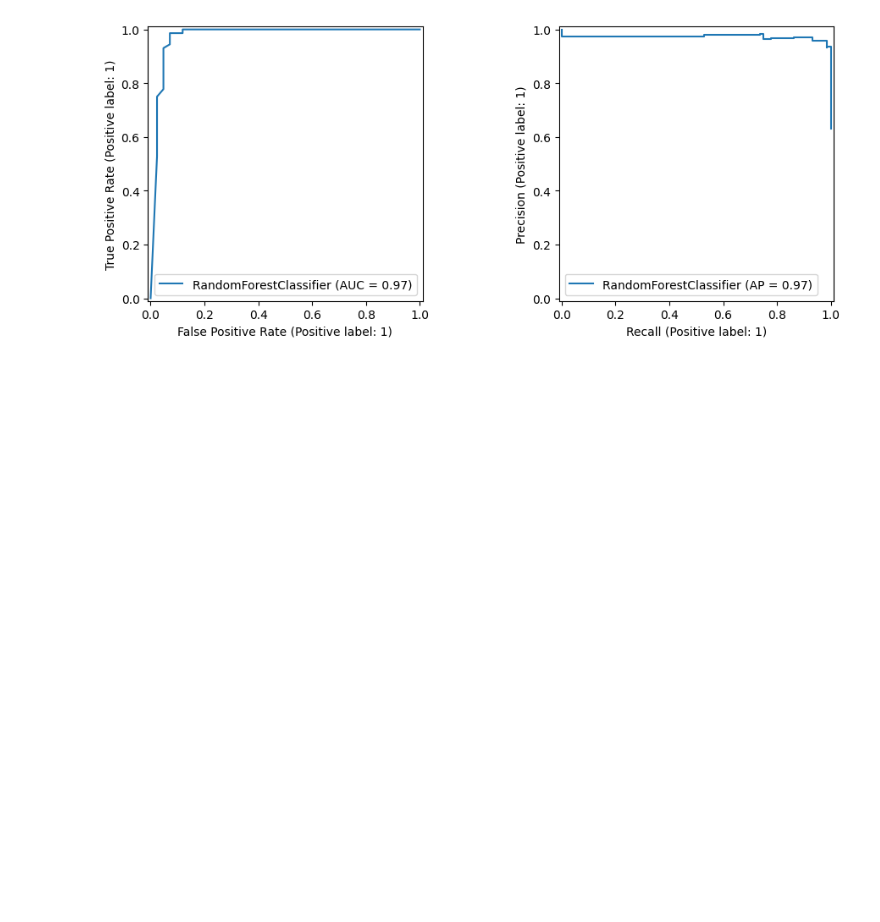
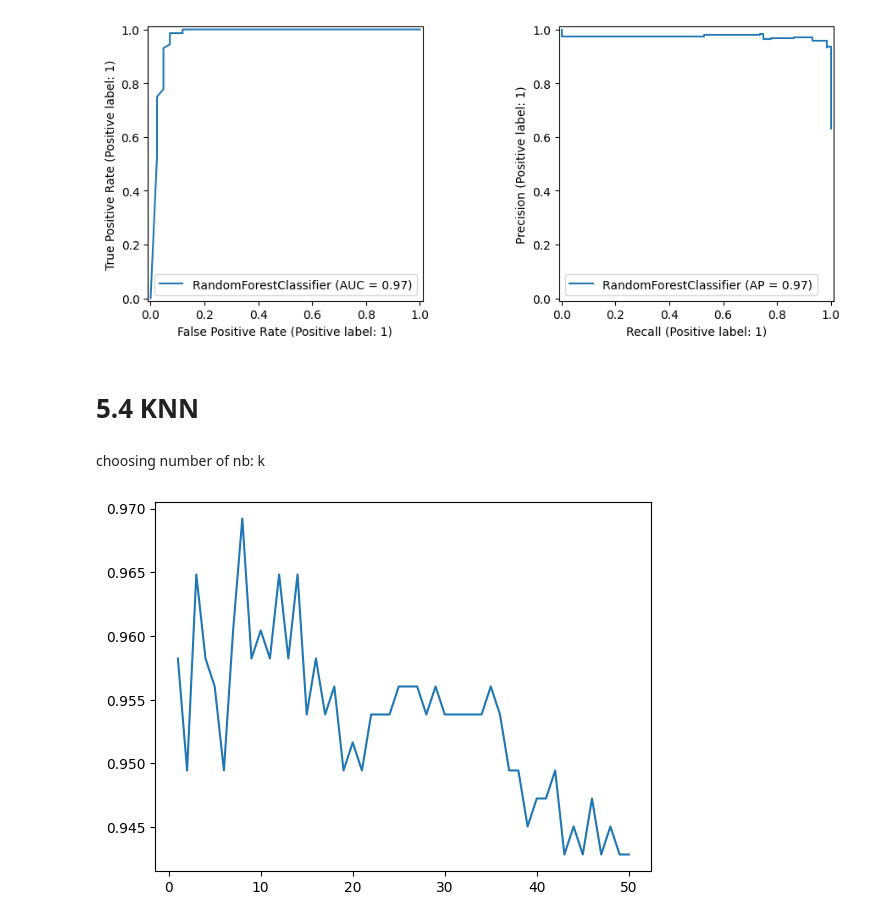
Before and after one commit to Yuyang-Yao/Math_-5750_Project1, a Jupyter notebook: project1.ipynb, the cells around one changed output. Cells and saved outputs as stored; diff of their text form; code cells hidden in the pictures; blank space fills up the shorter version.

```diff
--- a/project1.ipynb
+++ b/project1.ipynb
@@ -1145,3 +1155,21 @@ plt.tight_layout()
 plt.show()
 # %% [output]
 [figure]
+# %% [markdown]
+# 5.4 KNN
+# %% [markdown]
+choosing number of nb: k
+# %%
+Cs_KNN = np.linspace(1, 50, 50, dtype=int)
+Accuracies_KNN = np.zeros(Cs_KNN.shape[0])
+
+for i,k in enumerate(Cs_KNN):
+   # i is the index (position) of the current element in Cs, while C is the actual value (element) at that index in Cs.
+    clf_KNN2 = KNeighborsClassifier(n_neighbors=k)
+    scores_2 = cross_val_score(estimator = clf_KNN2, X = X_train_std, y = y_train_2, cv=5, scoring='accuracy')
+    Accuracies_KNN[i]  = scores_2.mean()
+#print(Accuracies_2)
+plt.plot(Cs_KNN ,Accuracies_KNN)
+plt.show()
+# %% [output]
+[figure, added]
```
Also changed, not shown: parts of 10 cells of this notebook.
